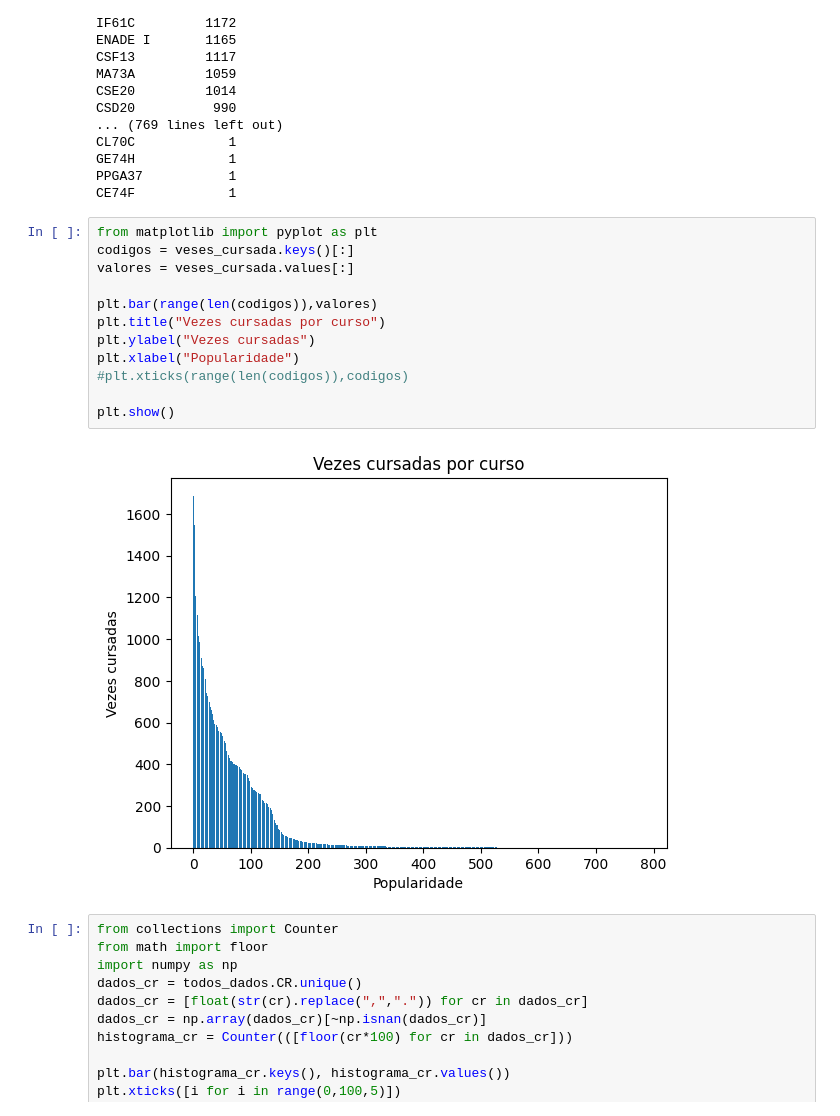
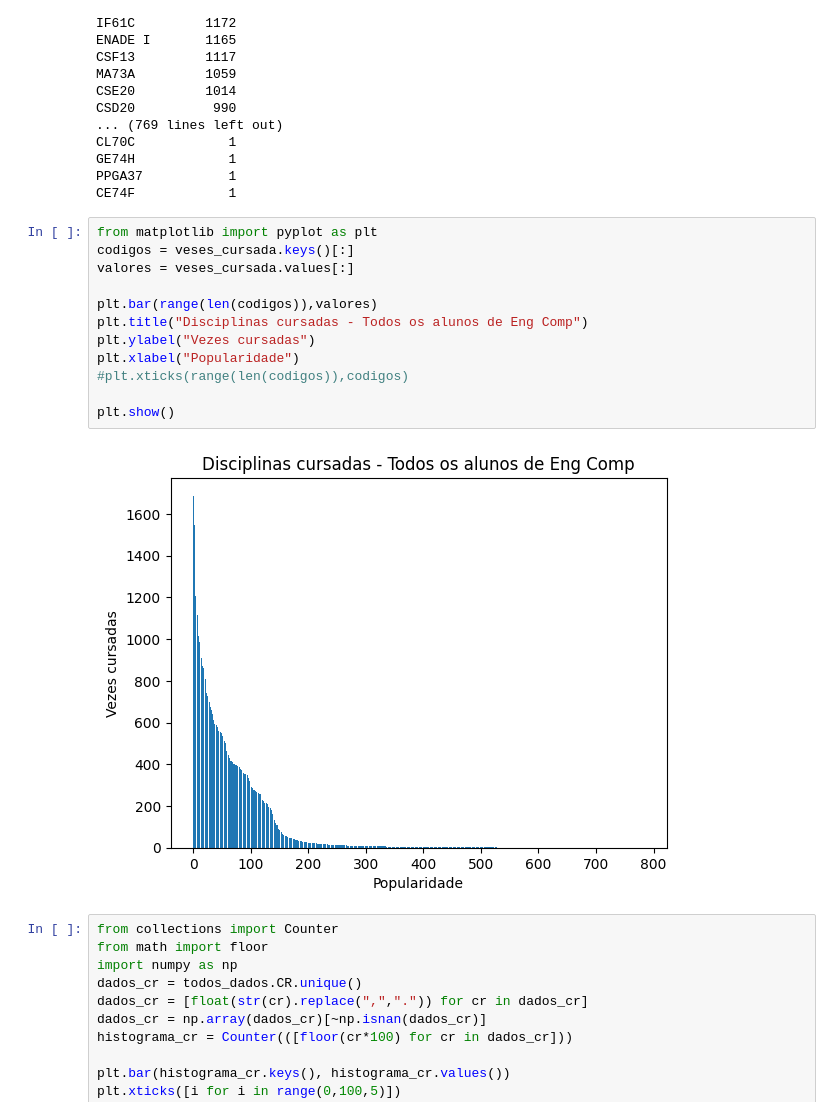
Before and after one commit to cesarvial/TCC_graphs_study, a Jupyter notebook: exploracao_dados/ExploracaoDosDados.ipynb, the cells around one changed output. Drawn from its saved outputs; the diff is of its cells as text.

```diff
--- a/exploracao_dados/ExploracaoDosDados.ipynb
+++ b/exploracao_dados/ExploracaoDosDados.ipynb
@@ -63,17 +63,17 @@ CE74F            1
 # %%
 from matplotlib import pyplot as plt
 codigos = veses_cursada.keys()[:]
 valores = veses_cursada.values[:]
 
 plt.bar(range(len(codigos)),valores)
-plt.title("Vezes cursadas por curso")
+plt.title("Disciplinas cursadas - Todos os alunos de Eng Comp")
 plt.ylabel("Vezes cursadas")
 plt.xlabel("Popularidade")
 #plt.xticks(range(len(codigos)),codigos)
 
 plt.show()
 # %% [output]
-[figure, old version]
+[figure, new version]
 # %%
 from collections import Counter
 from math import floor
```
Also changed, not shown: 1 other file.
